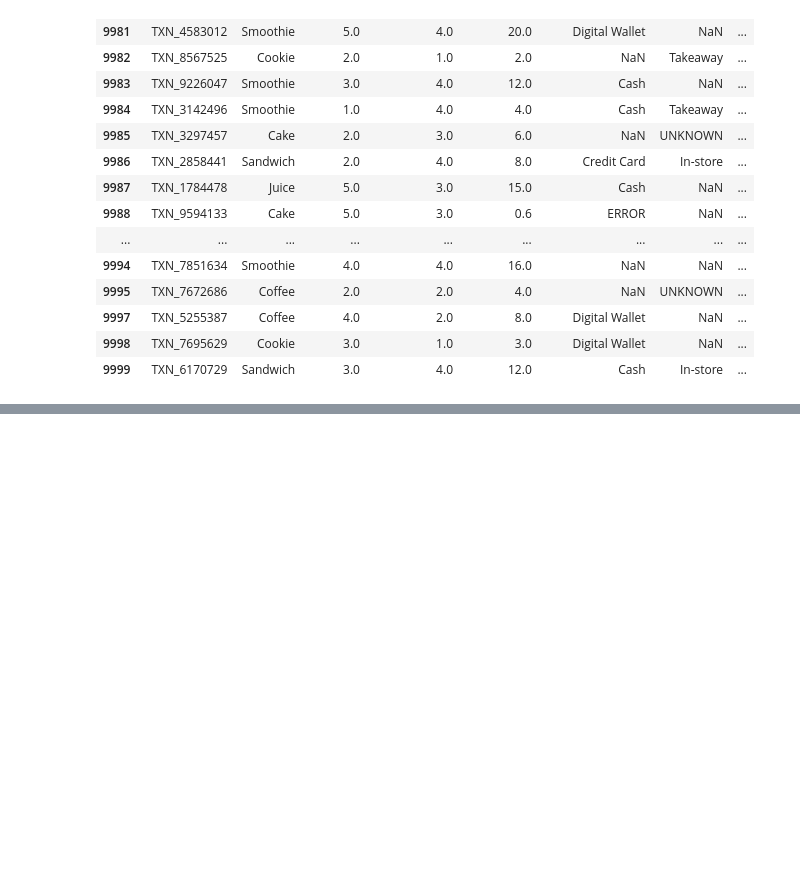
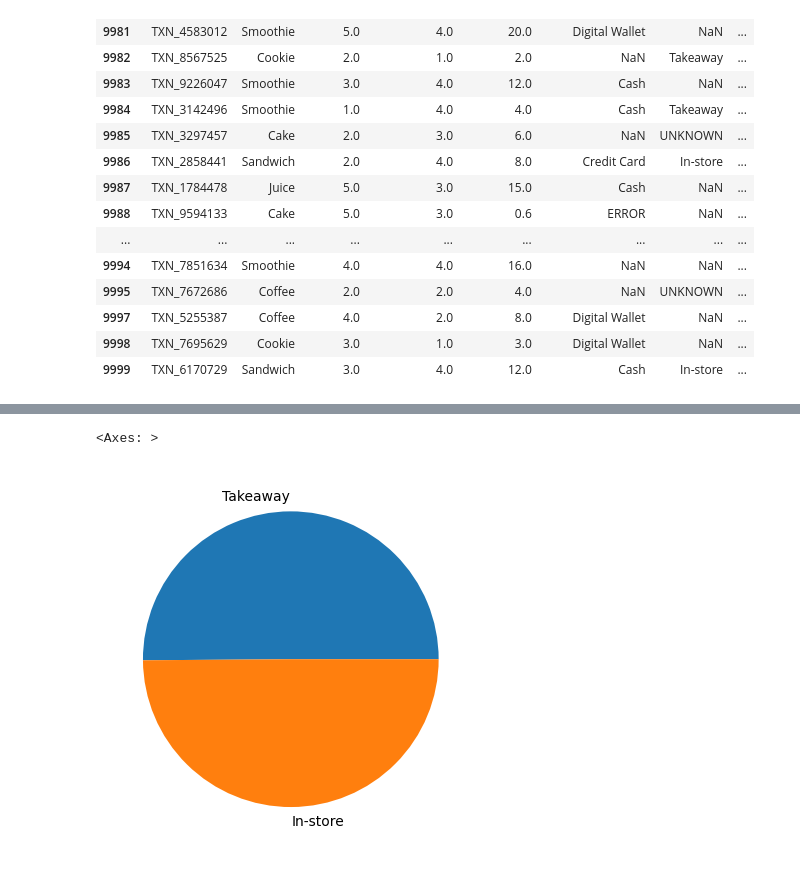
Before and after one commit to aayushmanz/Python-For-Data-Science, a Jupyter notebook: Pandas in Python/Practice in pandas/Practice_6_Dirty_cafe_sales.ipynb, the cells around one changed output, grey strips where cells are left out. Cells and saved outputs as stored; diff of their text form; code cells hidden in the pictures; blank space fills up the shorter version.

```diff
--- a/Pandas in Python/Practice in pandas/Practice_6_Dirty_cafe_sales.ipynb
+++ b/Pandas in Python/Practice in pandas/Practice_6_Dirty_cafe_sales.ipynb
@@ -187,0 +231,4 @@ a.value_counts().plot(kind='pie')
+# %%
+df['Location'] = df['Location'].replace(['UNKNOWN','ERROR'], np.nan)
+
+df
@@ -187,0 +249,5 @@ a.value_counts().plot(kind='pie')
+# %%
+df['Location'].value_counts().plot(kind='pie')
+# %% [output]
+<Axes: >
+[figure, added]
```
Also changed, not shown: parts of 8 cells of this notebook.
